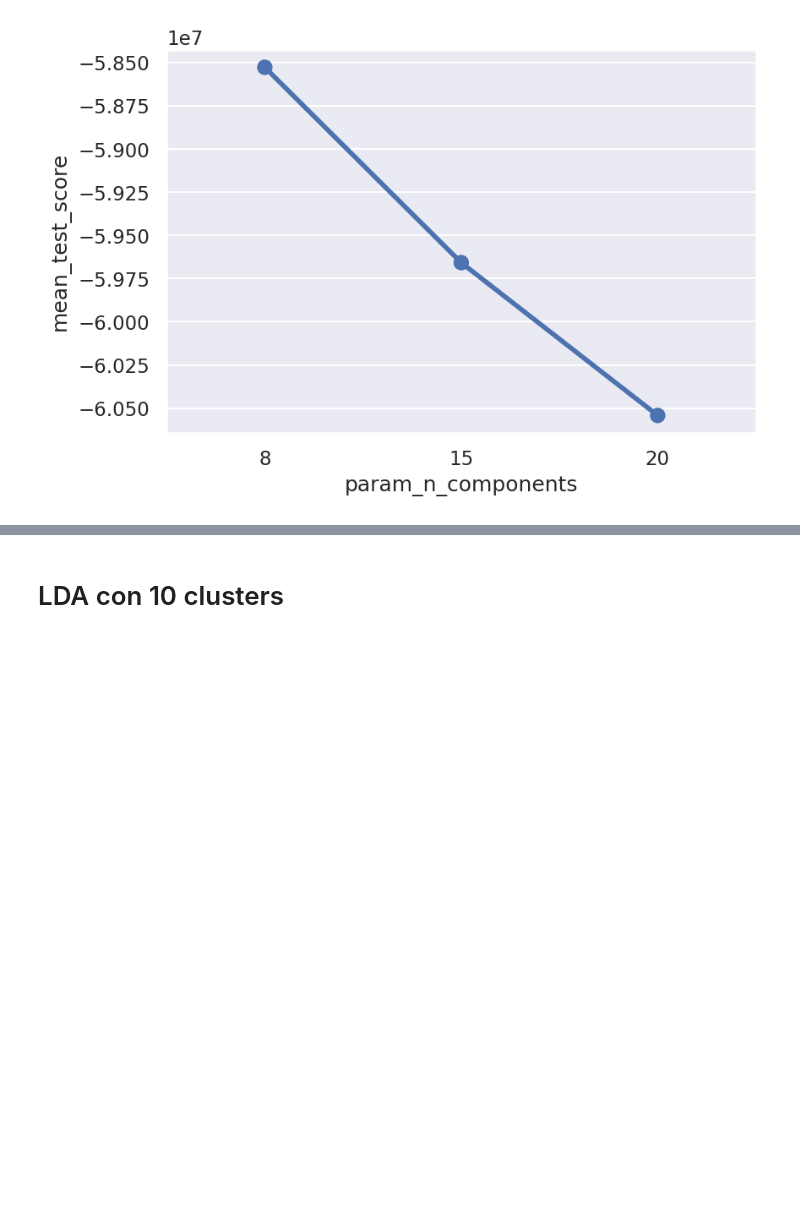
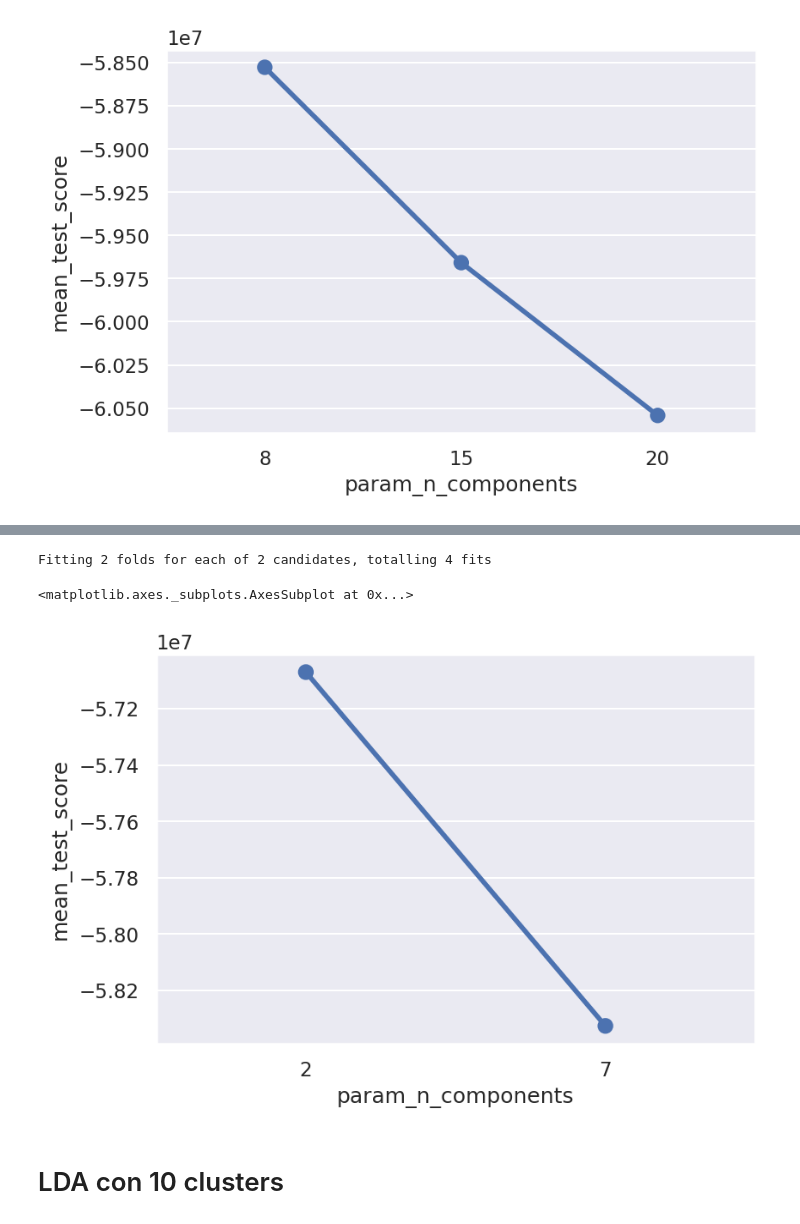
Before and after one commit to LCaravaggio/politext, a Jupyter notebook: GS.ipynb, the cells around one changed output, grey strips where cells are left out. Saved outputs shown, nothing was run; the diff lists cells and outputs as text; code cells hidden in the pictures; blank space fills up the shorter version.

```diff
--- a/GS.ipynb
+++ b/GS.ipynb
@@ -234,24 +234,28 @@ Fitting 2 folds for each of 2 candidates, totalling 4 fits
 # %%
-search_params = {'n_components': [6, 9]}
+search_params = {'n_components': [2, 7]}
 
 model = LatentDirichletAllocation(max_iter=5, learning_method='online', learning_offset=50.,random_state=0)
 
 gridsearch = GridSearchCV(model,
                           param_grid=search_params,
                           n_jobs=-1,
                           verbose=1,
                           cv=2)
 gridsearch.fit(matrix)
 
 ## Save the best model
 best_lda = gridsearch.best_estimator_
 
 cv_results_df = pd.DataFrame(gridsearch.cv_results_)
 
 sns.set(rc={"figure.dpi":150, 'savefig.dpi':150})
 sns.pointplot(x="param_n_components",
               y="mean_test_score",
               data=cv_results_df)
+# %% [output]
+Fitting 2 folds for each of 2 candidates, totalling 4 fits
+<matplotlib.axes._subplots.AxesSubplot at 0x...>
+[figure, added]
 # %% [markdown]
 # LDA con 10 clusters
 # %%
```
Also changed, not shown: parts of 1 cell of this notebook.
